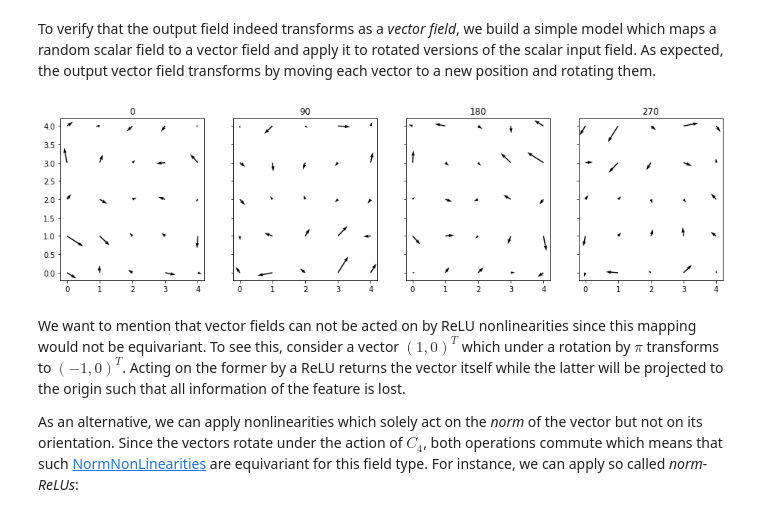
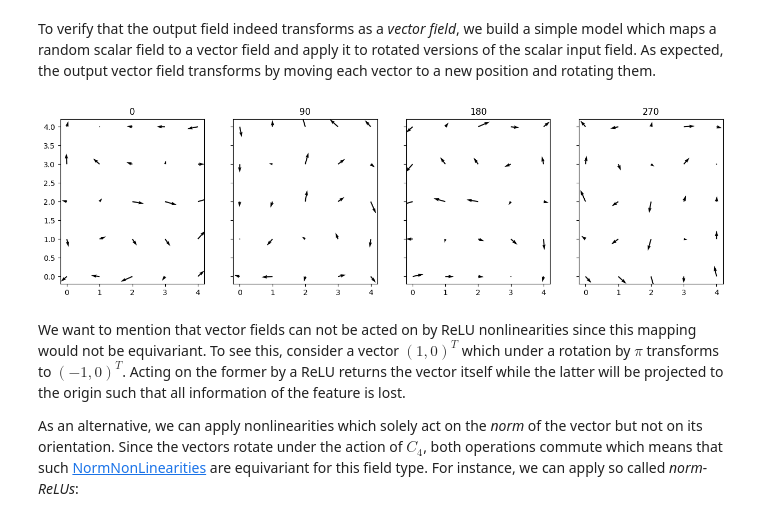
Before and after one commit to emilemathieu/escnn_jax, a Jupyter notebook: examples/introduction.ipynb, the cells around one changed output. Saved outputs shown, nothing was run; the diff lists cells and outputs as text; code cells hidden in the pictures.

```diff
--- a/examples/introduction.ipynb
+++ b/examples/introduction.ipynb
@@ -141,7 +143,10 @@ Lets check whether the output transforms as described by the output type when th
 The $G$-transformation of a geometric tensor is hereby conveniently done by calling `nn.GeometricTensor.transform()`.
 # %%
 # for each group element
-for g in r2_act.testing_elements:
+for i, g in enumerate(r2_act.testing_elements):
+    if i == 0:
+        continue
+
     # transform the input with the current group element according to the input type
     x_transformed = x.transform(g)
 
@@ -150,5 +155,6 @@ for g in r2_act.testing_elements:
 
     # the result should be equivalent to rotating the output produced in the
     # previous block according to the output type
+    y_from_x_transformed = conv(x_transformed)
     y_transformed_from_x = y.transform(g)
-    assert jnp.allclose(y_from_x_transformed.tensor, y_transformed_from_x.tensor, atol=1e-5), g
+    assert jnp.allclose(y_from_x_transformed.tensor, y_transformed_from_x.tensor, rtol=1e-5, atol=1e-5), g
@@ -213,10 +217,11 @@ key, key1, key2, key3 = jax.random.split(key, 4)
 
 model = nn.SequentialModule(
     nn.R2Conv(feat_type_in, feat_type_hid, kernel_size=3, key=key1),
-    # nn.InnerBatchNorm(feat_type_hid),
+    nn.InnerBatchNorm(feat_type_hid),
     nn.ReLU(feat_type_hid),
     nn.R2Conv(feat_type_hid, feat_type_hid, kernel_size=3, key=key2),
-    # nn.InnerBatchNorm(feat_type_hid),
+    nn.InnerBatchNorm(feat_type_hid),
     nn.ReLU(feat_type_hid),
     nn.R2Conv(feat_type_hid, feat_type_out, kernel_size=3, key=key3),
 )#.eval()
+state = eqx.nn.State(model)
@@ -229,13 +232,12 @@ key, step_key = jax.random.split(key)
 x = jax.random.normal(step_key, (1, 1, 17, 17))
 x = feat_type_in(x)
 
-y = model(x)
+y, _ = model(x, state)
 
 # for each group element
-for g in r2_act.testing_elements:
+for i, g in enumerate(r2_act.testing_elements):
     x_transformed = x.transform(g)
-    y_from_x_transformed = model(x_transformed)
+    y_from_x_transformed, _ = model(x_transformed, state)
 
     y_transformed_from_x = y.transform(g)
-
     assert jnp.allclose(y_from_x_transformed.tensor, y_transformed_from_x.tensor, atol=1e-5), g
@@ -249,7 +249,7 @@ This produces (approximately) translation-invariant feature vectors.
 # %%
 avgpool = nn.PointwiseAvgPool(feat_type_out, 11)
 
-y = avgpool(model(x))
+y = avgpool(model(x, state)[0])
 
 print(y.shape)
 # %% [output]
@@ -341,40 +341,41 @@ import numpy as np
 feat_type_in = nn.FieldType(r2_act, [r2_act.trivial_repr])
 feat_type_hid = nn.FieldType(r2_act, 8*[r2_act.regular_repr])
 
+key, key1, key2, key3 = jax.random.split(key, 4)
 model = nn.SequentialModule(
-    nn.R2Conv(feat_type_in, feat_type_hid, kernel_size=3),
+    nn.R2Conv(feat_type_in, feat_type_hid, kernel_size=3, key=key1),
     # nn.InnerBatchNorm(feat_type_hid),
     nn.ReLU(feat_type_hid),
-    nn.R2Conv(feat_type_hid, feat_type_hid, kernel_size=3),
+    nn.R2Conv(feat_type_hid, feat_type_hid, kernel_size=3, key=key2),
     # nn.InnerBatchNorm(feat_type_hid),
     nn.ReLU(feat_type_hid),
-    nn.R2Conv(feat_type_hid, feat_type_out, kernel_size=3),
+    nn.R2Conv(feat_type_hid, feat_type_out, kernel_size=3, key=key3),
 ).eval()
 
 S = 11
 key, step_key = jax.random.split(key)
 x = jax.random.normal(step_key, (1, 1, S, S))
 x = feat_type_in(x)
 
 fig, axs = plt.subplots(1, r2_act.fibergroup.order(), sharex=True, sharey=True, figsize=(16, 4))
 
 X, Y = np.meshgrid(range(S-6), range(S-7, -1, -1))
 
 # for each group element
 for i, g in enumerate(r2_act.testing_elements):
     # transform the input
     x_transformed = x.transform(g)
 
     y = model(x_transformed)
     y = np.array(y.tensor).squeeze()
 
     # plot the output vector field
     axs[i].quiver(X, Y, y[0, ...], y[1, ...], units='xy')
     axs[i].set_title(g.to('int')*90)
 
 plt.show()
 # %% [output]
-[figure, old version]
+[figure, new version]
 # %% [markdown]
 We want to mention that vector fields can not be acted on by ReLU nonlinearities since this mapping would not be equivariant.
 To see this, consider a vector $(1,0)^T$ which under a rotation by $\pi$ transforms to $(-1,0)^T$.
```
Also changed, not shown: parts of 8 cells of this notebook, 4 other files.
